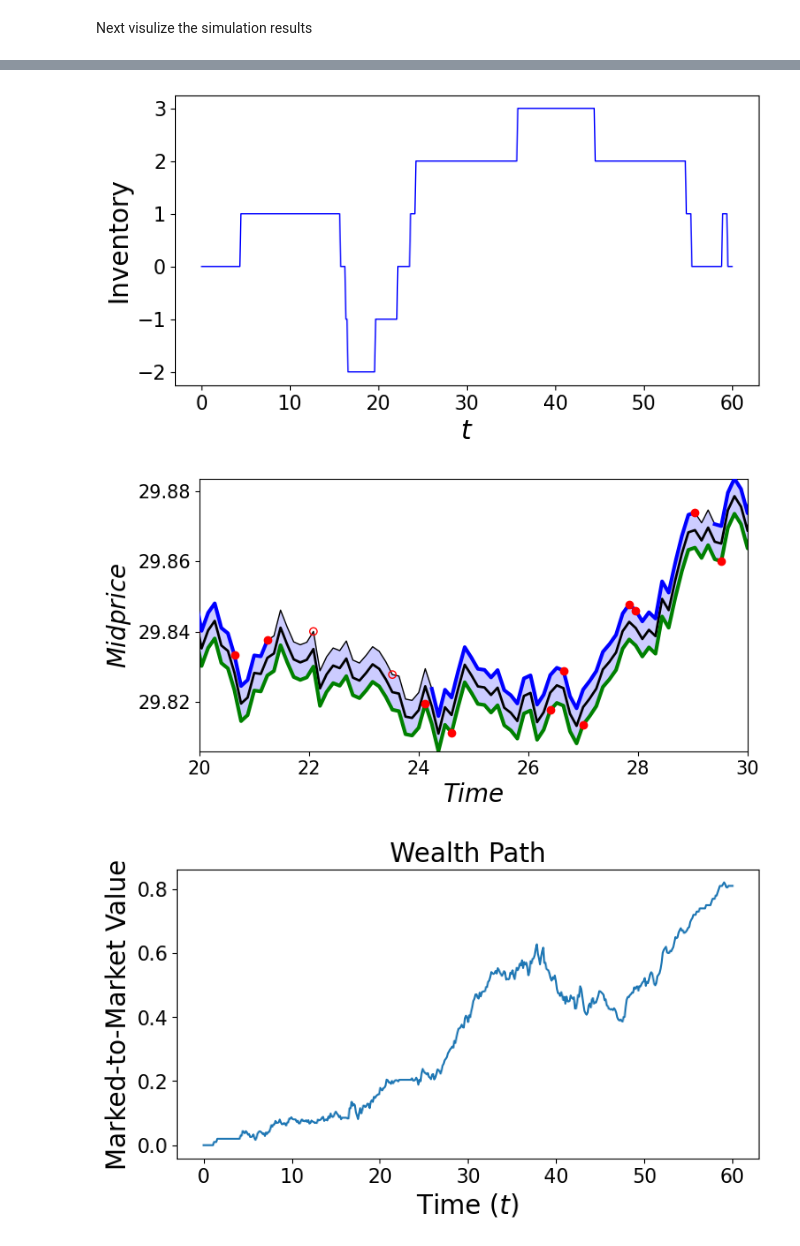
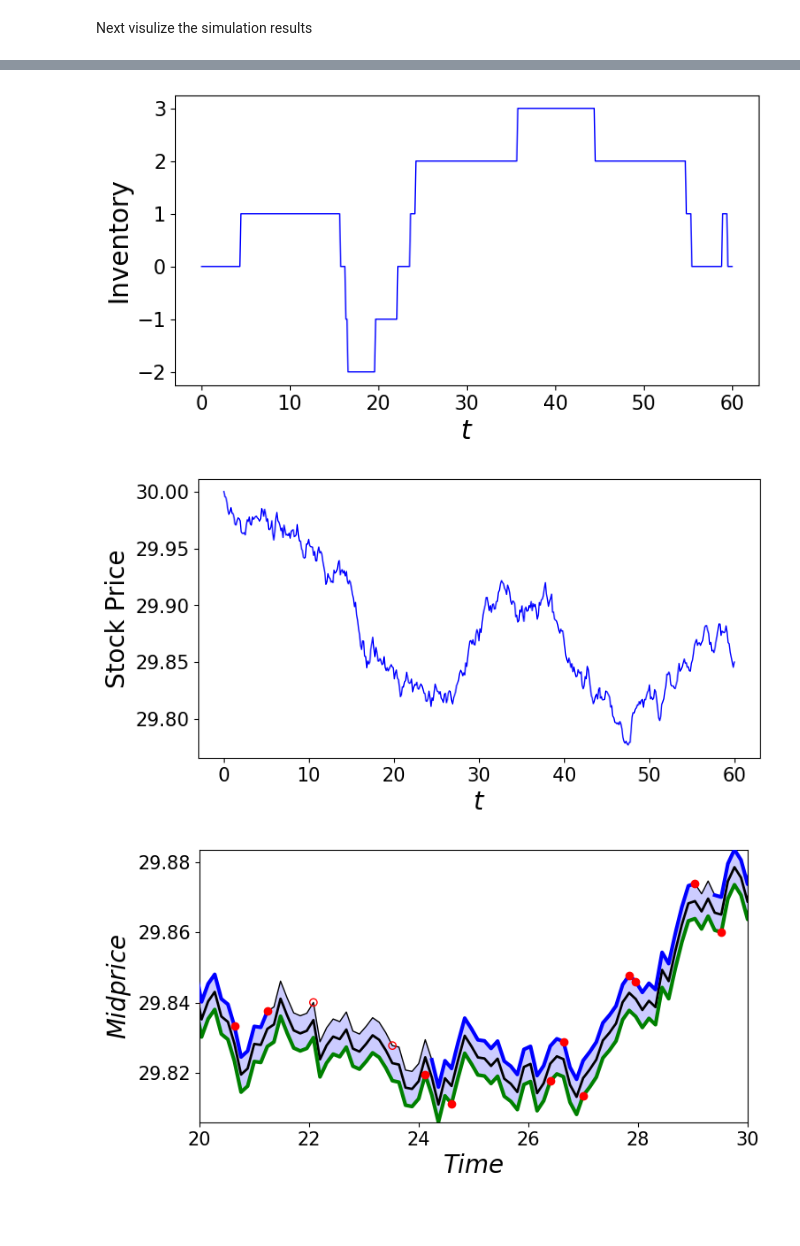
Before and after one commit to jasongangquanzhang/ST_alpha, a Jupyter notebook: short_term_alpha.ipynb, the cells around one changed output, grey strips where cells are left out. Saved outputs shown, nothing was run; the diff lists cells and outputs as text; code cells hidden in the pictures; blank space fills up the shorter version.

```diff
--- a/short_term_alpha.ipynb
+++ b/short_term_alpha.ipynb
@@ -191,15 +192,15 @@ Next visulize the simulation results
 # %%
 # Which path of the simulations is selected to plot?
 which_path = 30
 
 sta_helpers.plot_simulation(t, alpha_path[which_path, ], r'$t$', r'short-term $\alpha$')
 sta_helpers.plot_simulation(t, q_path[which_path, ], r'$t$', r'Inventory')
-
+sta_helpers.plot_simulation(t, s_path[which_path, ], r'$t$', r'Stock Price')
 sta_helpers.plot_simulation_decision(Delta, t, s_path[which_path, ], lm_path[which_path, ], lp_path[which_path, ], isMO[which_path, ], buySellMO[which_path, ], zoom=(20, 30))
 sta_helpers.plot_wealth_hist(t, X_path, q_path, s_path, which_path)
 sta_helpers.plot_turnover_hist(q_path)
 # %% [output]
 [figure]
 [figure]
-[figure, old version]
+[figure, new version]
-[figure, old version]
+[figure, new version]
```
Also changed, not shown: parts of 3 cells of this notebook, 8 other files.
